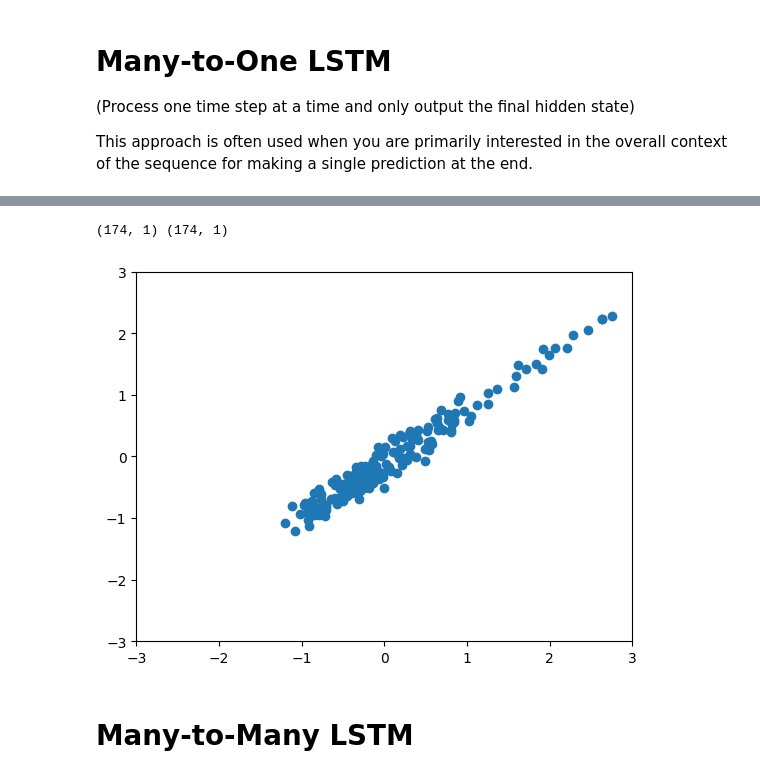
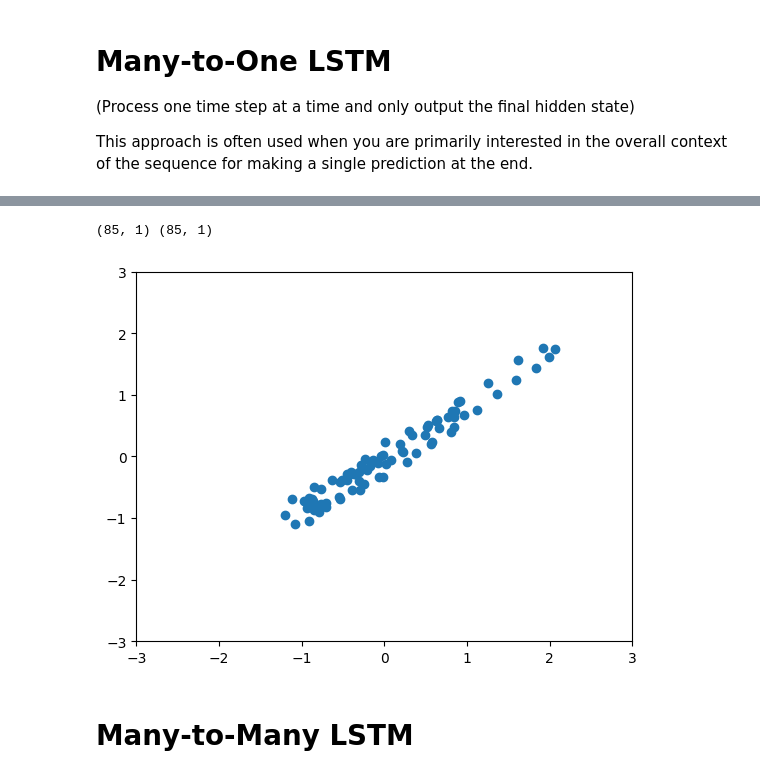
Before and after one commit to mariajmolina/UMDAOSC650, a Jupyter notebook: firstrnn.ipynb, the cells around one changed output, grey strips where cells are left out. Drawn from its saved outputs; the diff is of its cells as text; code cells hidden in the pictures.

```diff
--- a/firstrnn.ipynb
+++ b/firstrnn.ipynb
@@ -283,23 +285,25 @@ n_features
 # lets make our rnn!
 regressor = Sequential()
 
-# LSTM; input shape is 4 (one time step at a time)
+# LSTM; input shape is 4 (sequence)
 # and n_features which is also 1 for our toy example
-regressor.add(keras.layers.Input(shape=(4, n_features), batch_size=BATCHSIZE))
-
-### NOTE BELOW:
-# If you want to process the entire sequence at once, change the input
-# shape above to (4, n_features) while keeping return_sequences=False below.
+regressor.add(
+    keras.layers.Input(shape=(4, n_features))
+    )
 
 # don't return sequence; just the final hidden state
 regressor.add(LSTM(units=50, return_sequences=False))
 
 # one neuron for output prediction
 regressor.add(Dense(1))
-regressor.add(Activation('linear'))
+# regressor.add(Activation('linear')) # default behavior
 
 # compile model
-regressor.compile(optimizer='adam', loss='mean_squared_error', metrics=['mse', 'mae'])
+regressor.compile(
+    optimizer='adam',
+    loss='mean_squared_error',
+    metrics=['mse', 'mae']
+    )
 # %%
 # what does graph look like?
 regressor.summary()
@@ -320,6 +322,8 @@ Model: "sequential_4"
 # %%
 # train the lstm!
 EPOCHS = 20
-history = regressor.fit(data_gen, epochs=EPOCHS, validation_data=test_gen)
+history = regressor.fit(
+    data_gen, epochs=EPOCHS, validation_data=val_gen
+    )
 # %% [output]
 Epoch 1/20
@@ -349,18 +352,0 @@ plt.show()
-# %%
-test_gen = keras.utils.timeseries_dataset_from_array(
-    data=testsds_scaled[:-n_input],
-    targets=testsds_scaled[n_input:],
-    sequence_length=4, # Length of the data sequences
-    sequence_stride=1, # Period between successive output sequences
-    sampling_rate=1,   # Period between successive individual timesteps (problematic if > 1)
-    batch_size=len(testsds_scaled[:-n_input]),
-    shuffle=False,
-    seed=1,
-    start_index=None,
-    end_index=None,
-)
-
-for batch in test_gen:
-  _, y = batch
-  print(f"Targets: {y.shape}")
-  break
@@ -374,19 +358,21 @@ oni_predictions = regressor.predict(test_gen)
+# %%
+_, y_batch = next(iter(test_gen))
 # %%
 # quick check that we have a match of shapes
-print(oni_predictions.shape, y.shape)
+print(oni_predictions.shape, y_batch.shape)
 # %% [output]
-(174, 1) (174, 1)
+(85, 1) (85, 1)
 # %%
 # how did we do!?
 plt.scatter(
-    sc.inverse_transform(y).reshape(-1),
+    sc.inverse_transform(y_batch).reshape(-1),
     sc.inverse_transform(oni_predictions).reshape(-1)
     )
 plt.xlim([-3,3])
 plt.ylim([-3,3])
 plt.show()
 # %% [output]
-[figure, old version]
+[figure, new version]
 # %% [markdown]
 # Many-to-Many LSTM
 # %%
```
Also changed, not shown: parts of 36 cells of this notebook.
